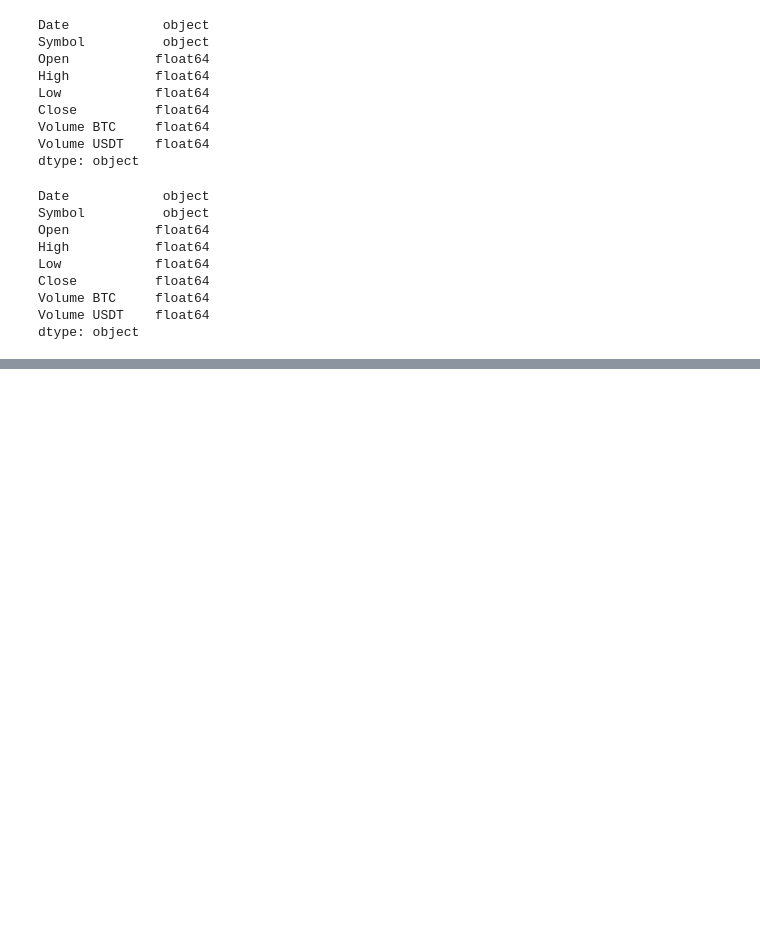
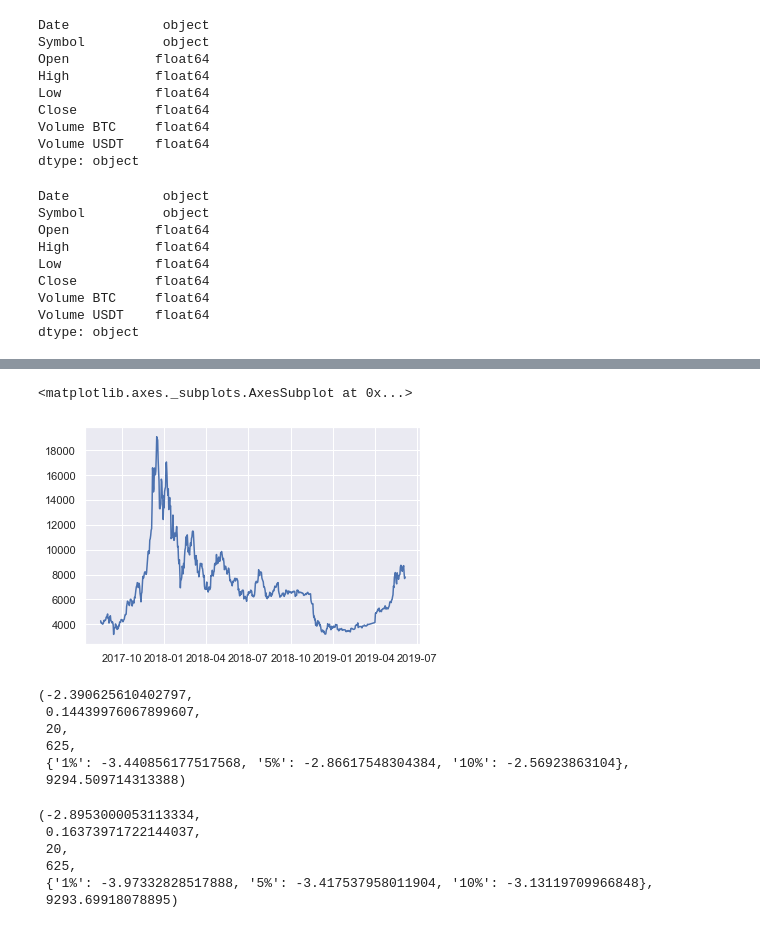
Before and after one commit to jaepil-choi/KIS_Research, a Jupyter notebook: coin-GARCH.ipynb, the cells around one changed output, grey strips where cells are left out. Saved outputs shown, nothing was run; the diff lists cells and outputs as text; code cells hidden in the pictures; blank space fills up the shorter version.

Commit message:
Check for stationarity with ADF unit root test Plot ACF and PACF

```diff
--- a/coin-GARCH.ipynb
+++ b/coin-GARCH.ipynb
@@ -51,0 +65,2 @@ binance_d = binance_d.iloc[::-1]
+# %%
+binance_d = binance_d.Close
@@ -51,0 +77,36 @@ binance_d = binance_d.iloc[::-1]
+# %%
+# original data
+sns.set(style='darkgrid')
+sns.lineplot(data=binance_d)
+# %% [output]
+<matplotlib.axes._subplots.AxesSubplot at 0x...>
+[figure, added]
+# %%
+# ADF(Augumented Dickey-Fuller) unit root test (constant only)
+# H0: There is a unit root.
+
+smt.stattools.adfuller(binance_d) # default maxlag=12*(nobs/100)^{1/4}, regression='c'(constant only) autolag='AIC'
+
+# adf(test statistic)
+# pvalue
+# usedlag
+# nobs(number of observations used for the ADF regression and calculation of the critical values)
+# critical values
+# icbest(The maximized information criterion)
+# %% [output]
+(-2.390625610402797,
+ 0.14439976067899607,
+ 20,
+ 625,
+ {'1%': -3.440856177517568, '5%': -2.86617548304384, '10%': -2.56923863104},
+ 9294.509714313388)
+# %%
+# changing regression options (constant & trend)
+smt.stattools.adfuller(binance_d, regression='ct')
+# %% [output]
+(-2.8953000053113334,
+ 0.16373971722144037,
+ 20,
+ 625,
+ {'1%': -3.97332828517888, '5%': -3.417537958011904, '10%': -3.13119709966848},
+ 9293.69918078895)
```
Also changed, not shown: parts of 18 cells of this notebook, 1 other file.
